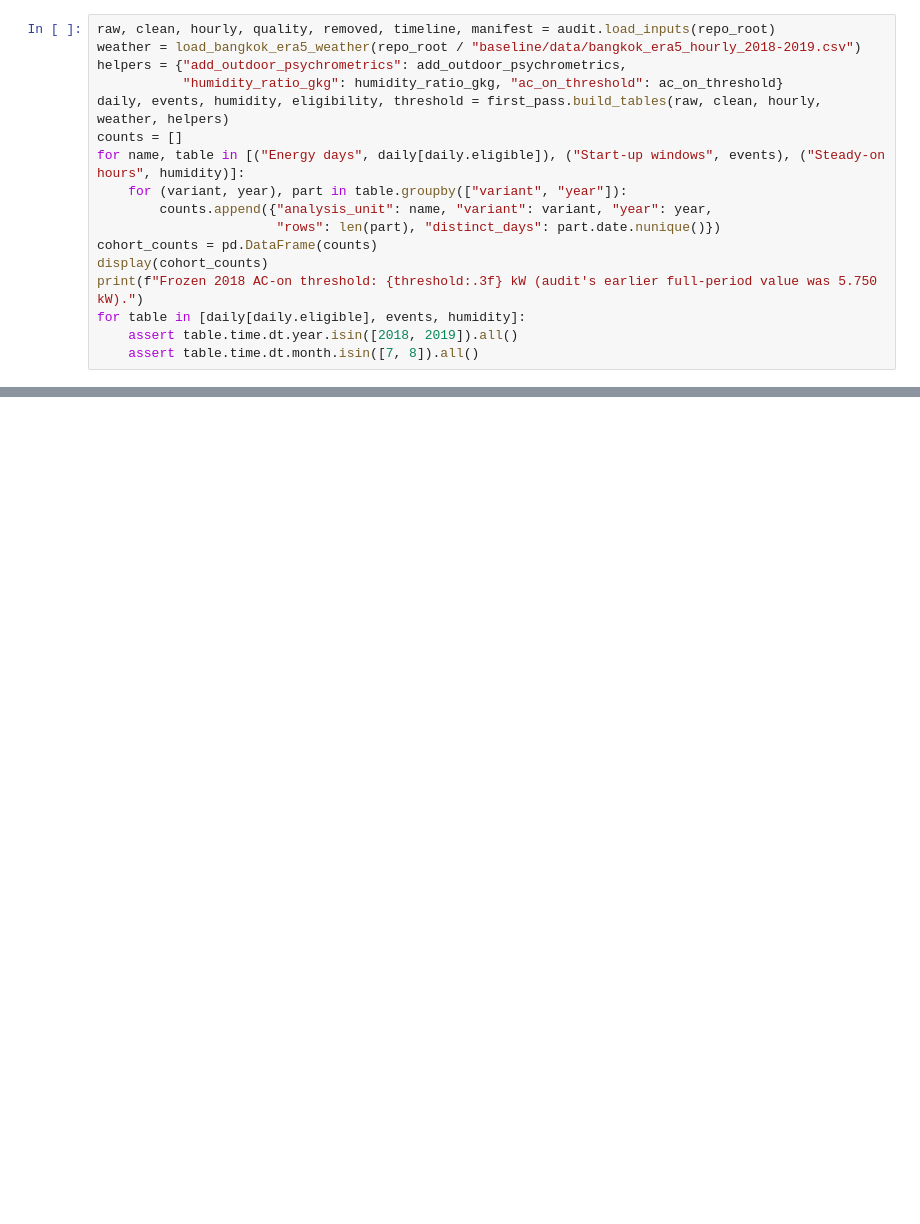
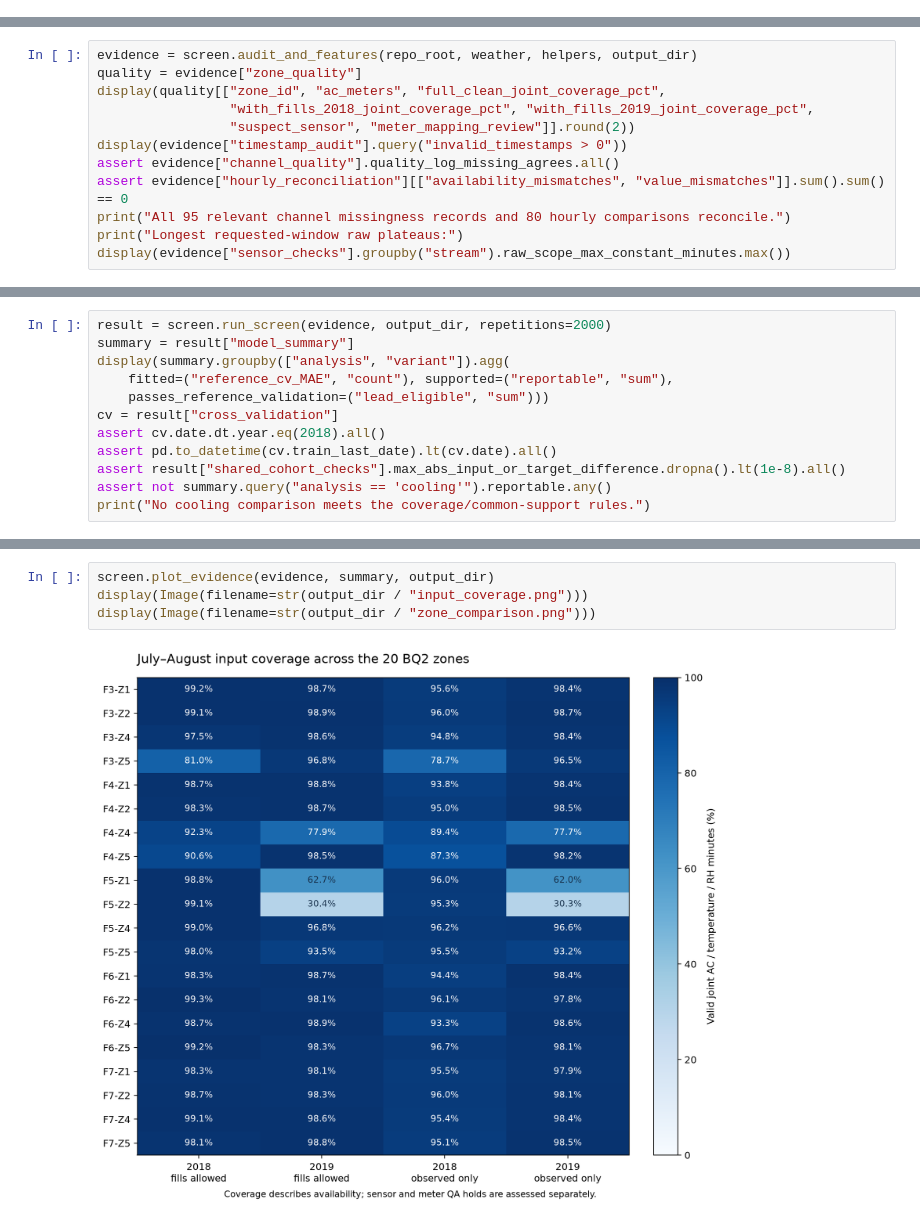
Before and after one commit to Panhchaknut11/SBA_BQ2, a Jupyter notebook: mould-ac-degradation/bq2_ac.ipynb, the cells around one changed output, grey strips where cells are left out. Drawn from its saved outputs; the diff is of its cells as text; blank space fills up the shorter version.

Commit message:
Screen BQ2 zones with quality gates and filling sensitivity

```diff
--- a/mould-ac-degradation/bq2_ac.ipynb
+++ b/mould-ac-degradation/bq2_ac.ipynb
@@ -72,17 +0,0 @@ Reuse the audited sources and shared psychrometric definitions. Inputs outside t
-# %%
-raw, clean, hourly, quality, removed, timeline, manifest = audit.load_inputs(repo_root)
-weather = load_bangkok_era5_weather(repo_root / "baseline/data/bangkok_era5_hourly_2018-2019.csv")
-helpers = {"add_outdoor_psychrometrics": add_outdoor_psychrometrics,
-           "humidity_ratio_gkg": humidity_ratio_gkg, "ac_on_threshold": ac_on_threshold}
-daily, events, humidity, eligibility, threshold = first_pass.build_tables(raw, clean, hourly, weather, helpers)
-counts = []
-for name, table in [("Energy days", daily[daily.eligible]), ("Start-up windows", events), ("Steady-on hours", humidity)]:
-    for (variant, year), part in table.groupby(["variant", "year"]):
-        counts.append({"analysis_unit": name, "variant": variant, "year": year,
-                       "rows": len(part), "distinct_days": part.date.nunique()})
-cohort_counts = pd.DataFrame(counts)
-display(cohort_counts)
-print(f"Frozen 2018 AC-on threshold: {threshold:.3f} kW (audit's earlier full-period value was 5.750 kW).")
-for table in [daily[daily.eligible], events, humidity]:
-    assert table.time.dt.year.isin([2018, 2019]).all()
-    assert table.time.dt.month.isin([7, 8]).all()
@@ -346,0 +58,12 @@ Saved first-pass results. Source hashes unchanged; no other zones modelled.
+# %%
+evidence = screen.audit_and_features(repo_root, weather, helpers, output_dir)
+quality = evidence["zone_quality"]
+display(quality[["zone_id", "ac_meters", "full_clean_joint_coverage_pct",
+                 "with_fills_2018_joint_coverage_pct", "with_fills_2019_joint_coverage_pct",
+                 "suspect_sensor", "meter_mapping_review"]].round(2))
+display(evidence["timestamp_audit"].query("invalid_timestamps > 0"))
+assert evidence["channel_quality"].quality_log_missing_agrees.all()
+assert evidence["hourly_reconciliation"][["availability_mismatches", "value_mismatches"]].sum().sum() == 0
+print("All 95 relevant channel missingness records and 80 hourly comparisons reconcile.")
+print("Longest requested-window raw plateaus:")
+display(evidence["sensor_checks"].groupby("stream").raw_scope_max_constant_minutes.max())
@@ -346,0 +136,12 @@ Saved first-pass results. Source hashes unchanged; no other zones modelled.
+# %%
+result = screen.run_screen(evidence, output_dir, repetitions=2000)
+summary = result["model_summary"]
+display(summary.groupby(["analysis", "variant"]).agg(
+    fitted=("reference_cv_MAE", "count"), supported=("reportable", "sum"),
+    passes_reference_validation=("lead_eligible", "sum")))
+cv = result["cross_validation"]
+assert cv.date.dt.year.eq(2018).all()
+assert pd.to_datetime(cv.train_last_date).lt(cv.date).all()
+assert result["shared_cohort_checks"].max_abs_input_or_target_difference.dropna().lt(1e-8).all()
+assert not summary.query("analysis == 'cooling'").reportable.any()
+print("No cooling comparison meets the coverage/common-support rules.")
@@ -346,0 +247,6 @@ Saved first-pass results. Source hashes unchanged; no other zones modelled.
+# %%
+screen.plot_evidence(evidence, summary, output_dir)
+display(Image(filename=str(output_dir / "input_coverage.png")))
+display(Image(filename=str(output_dir / "zone_comparison.png")))
+# %% [output]
+[figure, added]
```
Also changed, not shown: parts of 38 cells of this notebook, 29 other files.
